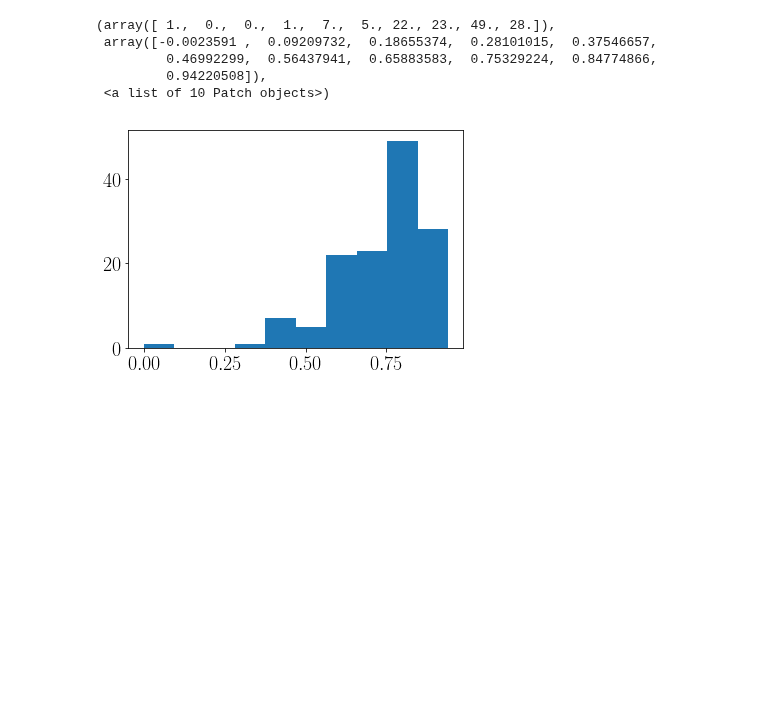
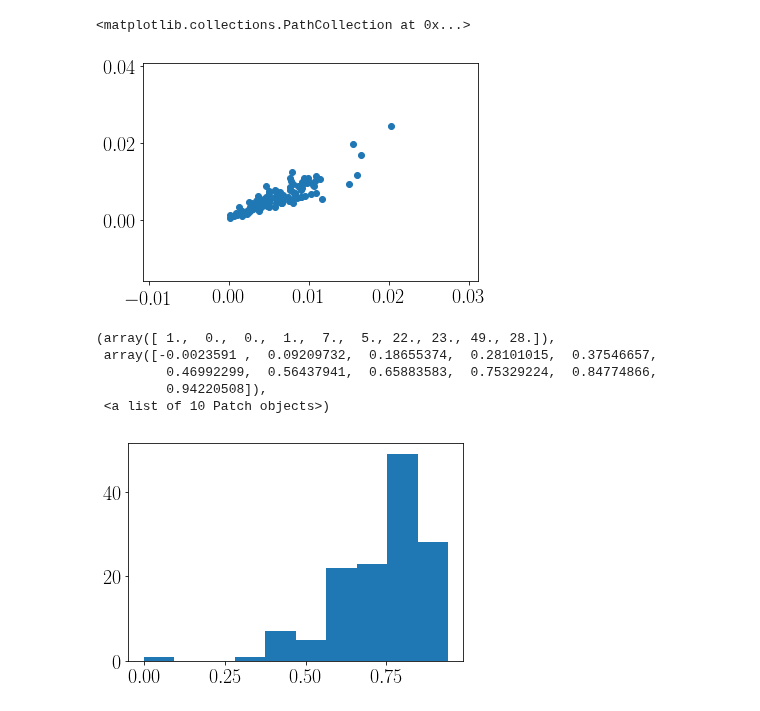
Before and after one commit to pssachdeva/uoi_neuroscience, a Jupyter notebook: coupling/compare_poisson_lasso.ipynb, the cells around one changed output. Cells and saved outputs as stored; diff of their text form; code cells hidden in the pictures; blank space fills up the shorter version.

```diff
--- a/coupling/compare_poisson_lasso.ipynb
+++ b/coupling/compare_poisson_lasso.ipynb
@@ -7,3 +11,3 @@ from utils import coupling_coef_corrs, selection_profiles_by_chance, get_dataset
 %matplotlib inline
 # %%
-fits = h5py.File('/Users/psachdeva/fits/uoineuro/nhp/nhp_M1_indy_20160407_02.h5', 'r')
+fits_path = '/Users/psachdeva/fits/uoineuro/nhp/nhp_M1_indy_20160407_02.h5'
@@ -19,0 +40,4 @@ list(fits)
+# %%
+G_poisson = create_graph(fits_path, dataset='UoI_Poisson_log', directed=False)
+G_lasso = create_graph(fits_path, dataset='UoI_Lasso_r2', directed=False)
+G_lasso2 = create_graph(fits_path, dataset='Lasso', directed=False)
@@ -20,3 +61,9 @@ list(fits)
+# %%
+plt.scatter(np.array(list(nx.algorithms.centrality.betweenness_centrality(G_poisson).values())),
+    np.array(list(nx.algorithms.centrality.betweenness_centrality(G_lasso).values())))
+# %% [output]
+<matplotlib.collections.PathCollection at 0x...>
+[figure, added]
 # %%
 uoi_poisson_coefs = np.median(fits['UoI_Poisson_log/coupling_coefs'][:], axis=0)
 uoi_lasso_coefs = np.median(fits['UoI_Lasso_r2/coupling_coefs'][:], axis=0)
```
Also changed, not shown: parts of 16 cells of this notebook, 1 other file.
